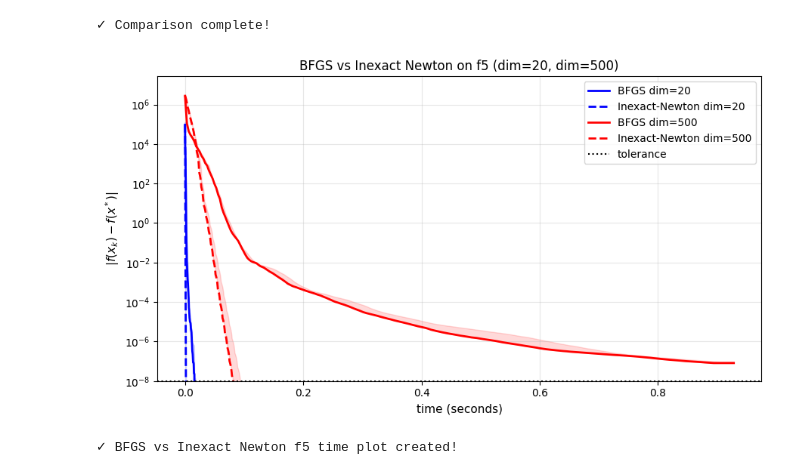
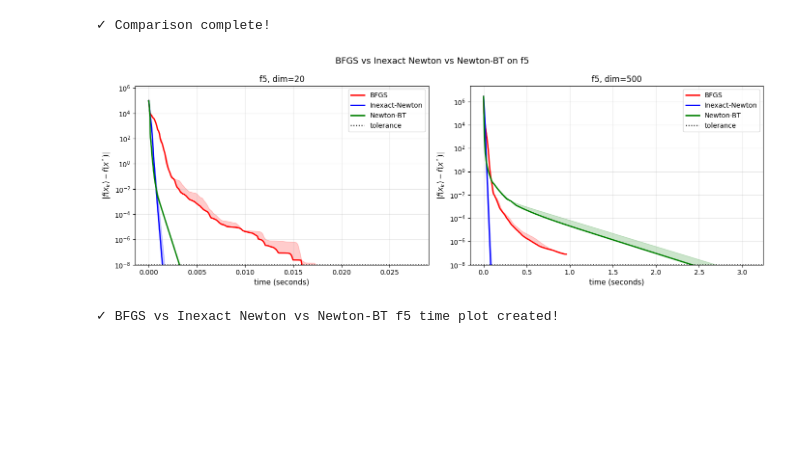
Before and after one commit to rohde01/numerical-optimization, a Jupyter notebook: Handin4/assignment.ipynb, the cells around one changed output. Saved outputs shown, nothing was run; the diff lists cells and outputs as text; code cells hidden in the pictures; blank space fills up the shorter version.

Commit message:
new plot strategy

```diff
--- a/Handin4/assignment.ipynb
+++ b/Handin4/assignment.ipynb
@@ -380,67 +380,66 @@ print("\n✓ Comparison complete!")
 ✓ Comparison complete!
 # %%
 
-# BFGS vs Inexact Newton performance on f5 – dim=20 and dim=500 (time in seconds)
+# BFGS vs Inexact Newton vs Newton-BT performance on f5 – dim=20 and dim=500 (time in seconds)
 
 dimensions_bfgs = [20, 500]
-dim_colors = {20: 'blue', 500: 'red'}
 optimizers_dim = [
-    ('BFGS',           bfgs,           '-'),
-    ('Inexact-Newton', inexact_newton,  '--'),
+    ('BFGS',           bfgs,                           'red'),
+    ('Inexact-Newton', inexact_newton,                  'blue'),
+    ('Newton-BT',      newton_backtracking_eigenvalue,  'green'),
 ]
 epsilon_dim  = 1e-8
 max_iter_dim = 1000
 n_runs       = 5   # random starting points per (optimizer, dim)
 
-fig, ax = plt.subplots(figsize=(9, 5))
+fig, axes = plt.subplots(1, 2, figsize=(14, 5))
 
-for dim in dimensions_bfgs:
+for ax, dim in zip(axes, dimensions_bfgs):
     x_opt_f5 = x_opt("f5", dim)
     f_opt_f5 = f5(x_opt_f5)
     init_pts = generate_initial_points(x_opt_f5, n_points=n_runs, variance=100, seed=42)
-    color = dim_colors[dim]
 
-    for opt_name, optimizer, linestyle in optimizers_dim:
+    for opt_name, optimizer, color in optimizers_dim:
         time_traces  = []
         error_traces = []
 
         for x0 in init_pts:
             t0 = time.time()
             xs, _ = optimizer(f5, df5, Hf5, x0, max_iter_dim, epsilon_dim)
             total_time = time.time() - t0
 
             f_errors = np.abs(np.array([f5(x) - f_opt_f5 for x in xs])) + 1e-20
             t_axis   = np.linspace(0, total_time, len(f_errors))
             time_traces.append(t_axis)
             error_traces.append(f_errors)
 
         # Interpolate all runs onto a common time grid
         t_max  = max(t[-1] for t in time_traces)
         t_grid = np.linspace(0, t_max, 300)
         interp_errors = np.array([
             np.interp(t_grid, t, e) for t, e in zip(time_traces, error_traces)
         ])
 
         median_err = np.percentile(interp_errors, 50, axis=0)
         p75_err    = np.percentile(interp_errors, 75, axis=0)
 
-        ax.semilogy(t_grid, median_err, color=color, linewidth=2,
-                    linestyle=linestyle, label=f'{opt_name} dim={dim}')
-        ax.fill_between(t_grid, median_err, p75_err, color=color, alpha=0.15)
+        ax.semilogy(t_grid, median_err, color=color, linewidth=2, label=opt_name)
+        ax.fill_between(t_grid, median_err, p75_err, color=color, alpha=0.2)
 
-ax.axhline(y=epsilon_dim, color='black', linestyle=':', linewidth=1.5, label='tolerance')
-ax.set_ylim(bottom=epsilon_dim)
-ax.set_xlabel('time (seconds)', fontsize=11)
-ax.set_ylabel(r'$|f(x_k) - f(x^*)|$', fontsize=11)
-ax.set_title('BFGS vs Inexact Newton on f5 (dim=20, dim=500)', fontsize=12)
-ax.legend(loc='upper right', fontsize=10)
-ax.grid(True, alpha=0.3)
+    ax.axhline(y=epsilon_dim, color='black', linestyle=':', linewidth=1.5, label='tolerance')
+    ax.set_ylim(bottom=epsilon_dim)
+    ax.set_xlabel('time (seconds)', fontsize=11)
+    ax.set_ylabel(r'$|f(x_k) - f(x^*)|$', fontsize=11)
+    ax.set_title(f'f5, dim={dim}', fontsize=12)
+    ax.legend(loc='upper right', fontsize=10)
+    ax.grid(True, alpha=0.3)
 
+fig.suptitle('BFGS vs Inexact Newton vs Newton-BT on f5', fontsize=13)
 plt.tight_layout()
 plt.savefig('bfgs_inexact_newton_f5_time.png', dpi=150, bbox_inches='tight')
 plt.show()
 
-print("\n✓ BFGS vs Inexact Newton f5 time plot created!")
+print("\n✓ BFGS vs Inexact Newton vs Newton-BT f5 time plot created!")
 # %% [output]
-[figure, old version]
+[figure, new version]
-✓ BFGS vs Inexact Newton f5 time plot created!
+✓ BFGS vs Inexact Newton vs Newton-BT f5 time plot created!
```
